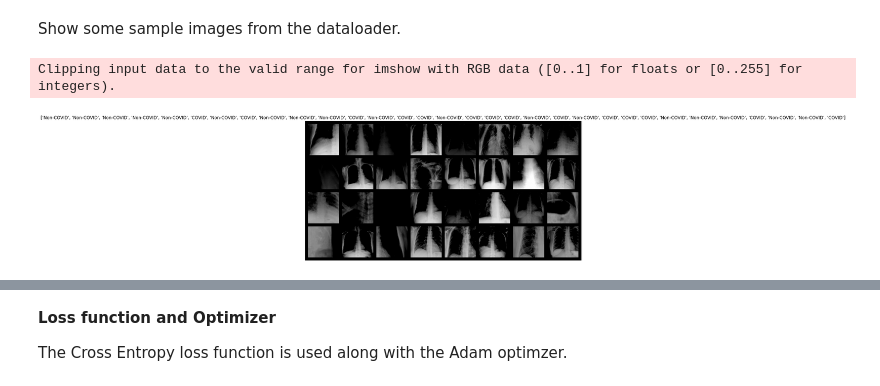
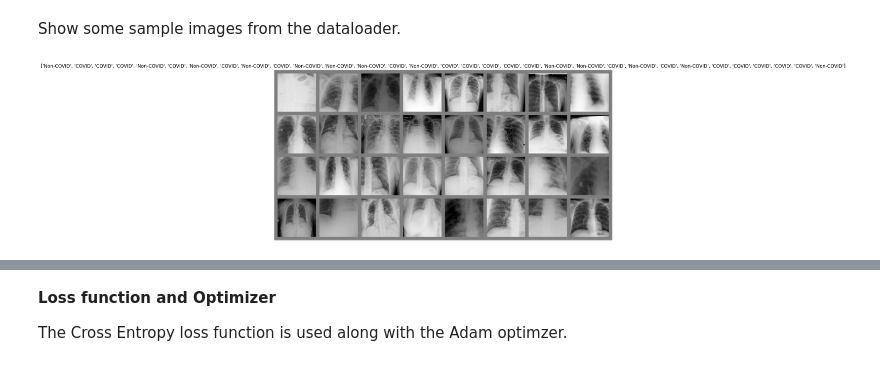
Before and after one commit to ujjalsaha/COVID-19-Detection-Using-CNN-Models-Survey, a Jupyter notebook: Darknet.ipynb, the cells around one changed output, grey strips where cells are left out. Saved outputs shown, nothing was run; the diff lists cells and outputs as text; code cells hidden in the pictures.

```diff
--- a/Darknet.ipynb
+++ b/Darknet.ipynb
@@ -158,3 +240,6 @@ def load_data(data_path=DATA_PATH):
+# %%
+# Call the function to load the train, test and validation dataloaders from the dataset.
+train_loader, val_loader, test_loader, INDEX_LABEL = load_data()
 # %% [markdown]
 Validate that the count of XRays in the train/val/test folders is as per the dataset split ratio.
 # %%
@@ -189,20 +255,25 @@ assert type(train_loader) is torch.utils.data.dataloader.DataLoader
 # %% [markdown]
 Show some sample images from the dataloader.
 # %%
-def imshow(img, title):
+def img_show(img, img_labels):
+  # Remove normalization
+    img = img / 2 + 0.5
     npimg = img.numpy()
-    plt.figure(figsize=(15, 7))
+    plt.figure(figsize=(20, 8))
     plt.axis('off')
     plt.imshow(np.transpose(npimg, (1, 2, 0)))
-    plt.title(title)
+    plt.title(img_labels)
     plt.show()
 
-def show_batch_images(dataloader):
-    images, labels = next(iter(dataloader))
-    img = torchvision.utils.make_grid(images, padding=25)
-    imshow(img, title=["COVID" if x==0  else "Non-COVID" for x in labels])
 
-show_batch_images(train_loader)
+# Load the next batch from the training data
+images, labels = next(iter(train_loader))
+img = torchvision.utils.make_grid(images, padding=20)
+
+# Convert 0/1 to COVID/Non-COVID
+img_labels = [INDEX_LABEL[int(x)] for x in labels]
+
+# Plot images
+img_show(img, img_labels)
 # %% [output]
-Clipping input data to the valid range for imshow with RGB data ([0..1] for floats or [0..255] for integers).
-[figure, old version]
+[figure, new version]
```
Also changed, not shown: parts of 37 cells of this notebook.
